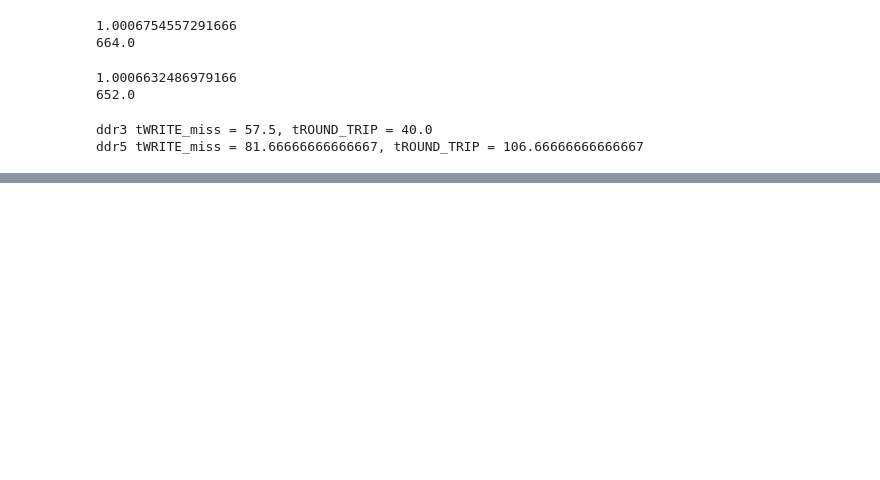
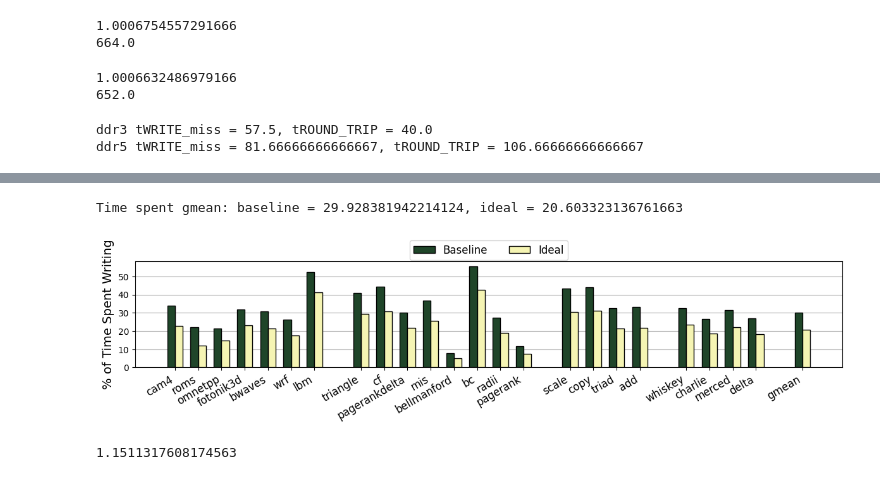
Before and after one commit to panzerox123/champsim-bard, a Jupyter notebook: data/wcache.ipynb, the cells around one changed output, grey strips where cells are left out. Drawn from its saved outputs; the diff is of its cells as text; code cells hidden in the pictures; blank space fills up the shorter version.

```diff
--- a/data/wcache.ipynb
+++ b/data/wcache.ipynb
@@ -329,0 +280,44 @@ whiskey          &       10.8 &  4.8 &   2.5 &    22.8 \\
+# %%
+### Time in Write Mode
+fig, ax = plt.subplots()
+fig.set_size_inches(12.0, 3.4)
+
+workload_labels = WORKLOAD_LIST.copy()
+workload_labels.append('gmean')
+
+Ybase = [write_time_stats[w] for w in WORKLOAD_ORDER if w is not None]
+Yideal = [ideal_write_time_stats[w] for w in WORKLOAD_ORDER if w is not None]
+
+Ybase.append(sp.stats.gmean(Ybase))
+Yideal.append(sp.stats.gmean(Yideal))
+
+Ybase = np.array(Ybase)*100
+Yideal = np.array(Yideal)*100
+
+width = 1.0/3.0
+
+ax.bar(WORKLOAD_X, Ybase, width, color=C3, zorder=3, label='Baseline', edgecolor='k')
+ax.bar(WORKLOAD_X+width, Yideal, width, color=C1, zorder=3, label='Ideal', edgecolor='k')
+
+ax.set_ylabel('% of Time Spent Writing', fontsize=14)
+ax.set_xticks(WORKLOAD_X + 1/2*width, workload_labels, rotation=30, ha='right', fontsize=12)
+ax.grid(visible=True, axis='y', zorder=0)
+
+ax.legend(fontsize=12, bbox_to_anchor=(0.5,1.25), ncol=2, loc='upper center')
+
+plt.tight_layout()
+plt.savefig('plots/write_mode_time.pdf', bbox_inches='tight')
+
+#### Relevant stats:
+print(f'Time spent gmean: baseline = {Ybase[-1]}, ideal = {Yideal[-1]}')
+# %% [output]
+Time spent gmean: baseline = 29.928381942214124, ideal = 20.603323136761663
+[figure, added]
+# %%
+### Performance Headroom
+ideal_speedup = get_stats_for_builds(['baseline_close'], 'Ideal Speedup', reference_mpki=reference_mpki, reference_wpki=reference_wpki)['baseline_close']
+
+gmean = sp.stats.gmean([ideal_speedup[w] for w in WORKLOAD_ORDER if w is not None])
+print(gmean)
+# %% [output]
+1.1511317608174563
```
Also changed, not shown: parts of 11 cells of this notebook, 44 other files.
